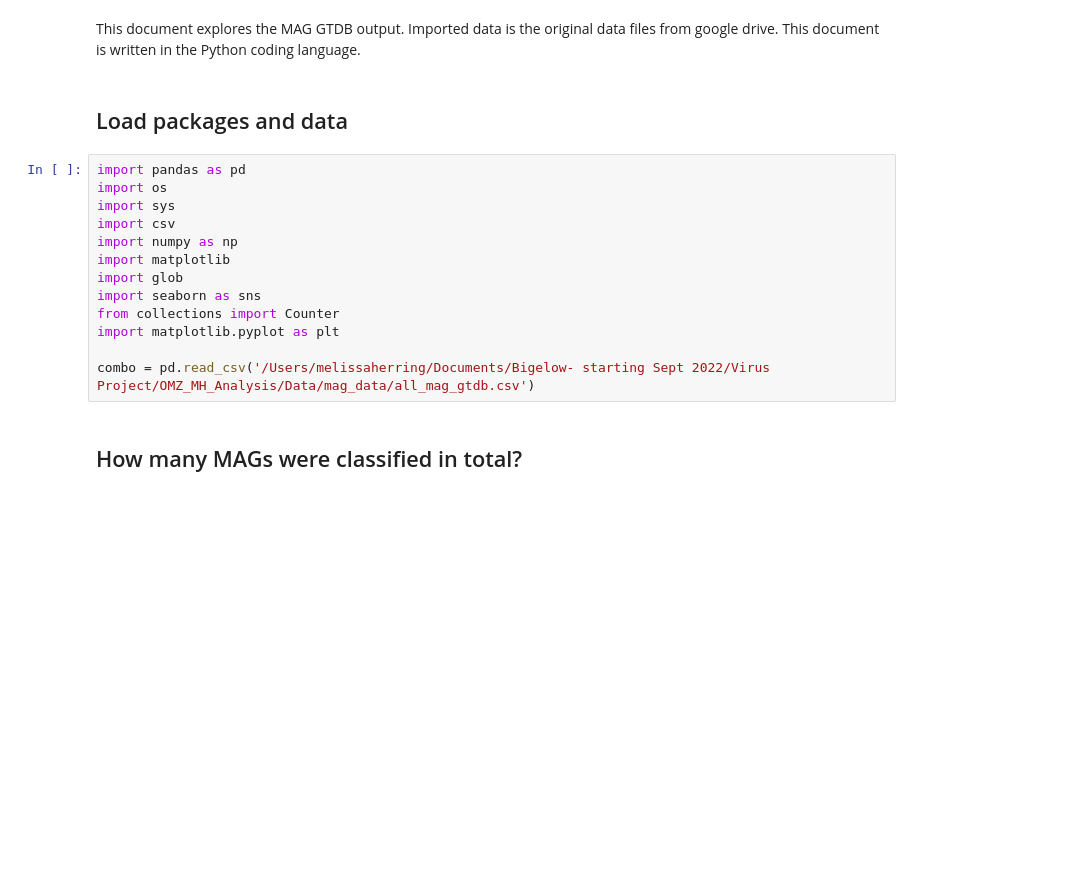
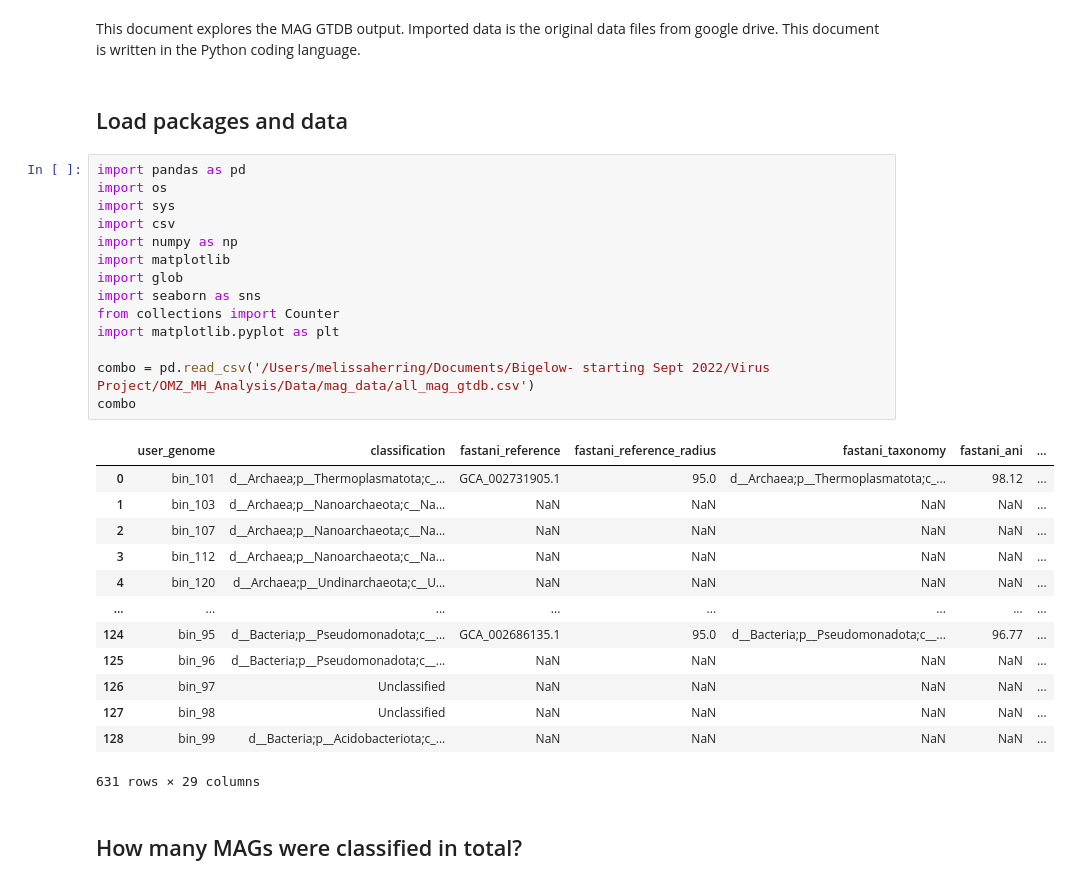
Before and after one commit to mdherring/OMZ_MH_Analysis, a Jupyter notebook: 04_MAG_gtdbtk-jb.ipynb, the cells around one changed output. Cells and saved outputs as stored; diff of their text form; blank space fills up the shorter version.

```diff
--- a/04_MAG_gtdbtk-jb.ipynb
+++ b/04_MAG_gtdbtk-jb.ipynb
@@ -2,21 +2,36 @@
 # 04_MAG_gtdbtk
 # %% [markdown]
 This document explores the MAG GTDB output. Imported data is the original data files from google drive. This document is written in the Python coding language.
-# %% [markdown]
-## Load packages and data
-# %%
-import pandas as pd
-import os
-import sys
-import csv
-import numpy as np
-import matplotlib
-import glob
-import seaborn as sns
-from collections import Counter
-import matplotlib.pyplot as plt
-
-combo = pd.read_csv('/Users/melissaherring/Documents/Bigelow- starting Sept 2022/Virus Project/OMZ_MH_Analysis/Data/mag_data/all_mag_gtdb.csv')
+# %% [markdown]
+## Load packages and data
+# %%
+import pandas as pd
+import os
+import sys
+import csv
+import numpy as np
+import matplotlib
+import glob
+import seaborn as sns
+from collections import Counter
+import matplotlib.pyplot as plt
+
+combo = pd.read_csv('/Users/melissaherring/Documents/Bigelow- starting Sept 2022/Virus Project/OMZ_MH_Analysis/Data/mag_data/all_mag_gtdb.csv')
+combo
+# %% [output]
+|  | user_genome | classification | fastani_reference | fastani_reference_radius | fastani_taxonomy | fastani_ani | ... |
+| 0 | bin_101 | d__Archaea;p__Thermoplasmatota;c_... | GCA_002731905.1 | 95.0 | d__Archaea;p__Thermoplasmatota;c_... | 98.12 | ... |
+| 1 | bin_103 | d__Archaea;p__Nanoarchaeota;c__Na... | NaN | NaN | NaN | NaN | ... |
+| 2 | bin_107 | d__Archaea;p__Nanoarchaeota;c__Na... | NaN | NaN | NaN | NaN | ... |
+| 3 | bin_112 | d__Archaea;p__Nanoarchaeota;c__Na... | NaN | NaN | NaN | NaN | ... |
+| 4 | bin_120 | d__Archaea;p__Undinarchaeota;c__U... | NaN | NaN | NaN | NaN | ... |
+| ... | ... | ... | ... | ... | ... | ... | ... |
+| 124 | bin_95 | d__Bacteria;p__Pseudomonadota;c__... | GCA_002686135.1 | 95.0 | d__Bacteria;p__Pseudomonadota;c__... | 96.77 | ... |
+| 125 | bin_96 | d__Bacteria;p__Pseudomonadota;c__... | NaN | NaN | NaN | NaN | ... |
+| 126 | bin_97 | Unclassified | NaN | NaN | NaN | NaN | ... |
+| 127 | bin_98 | Unclassified | NaN | NaN | NaN | NaN | ... |
+| 128 | bin_99 | d__Bacteria;p__Acidobacteriota;c_... | NaN | NaN | NaN | NaN | ... |
+631 rows × 29 columns
 # %% [markdown]
 ## How many MAGs were classified in total?
 # %%
```
Also changed, not shown: parts of 8 cells of this notebook.
